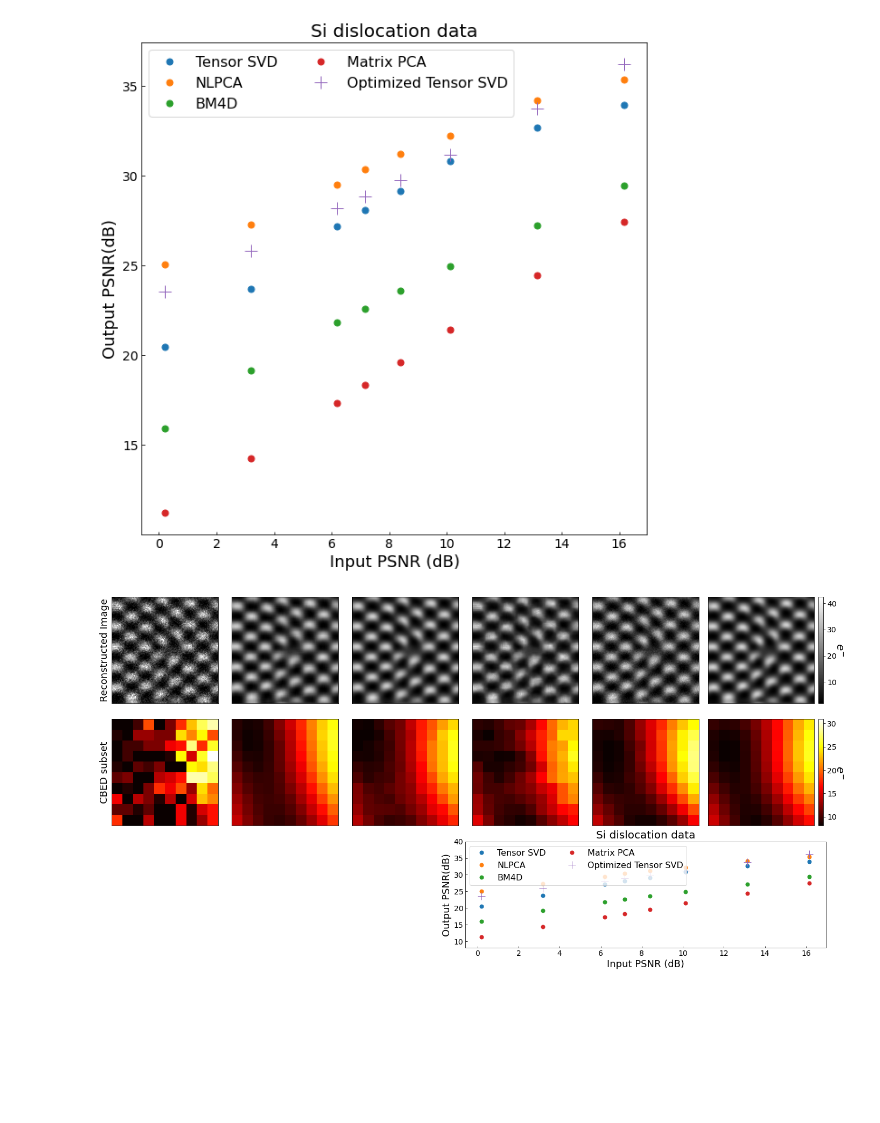
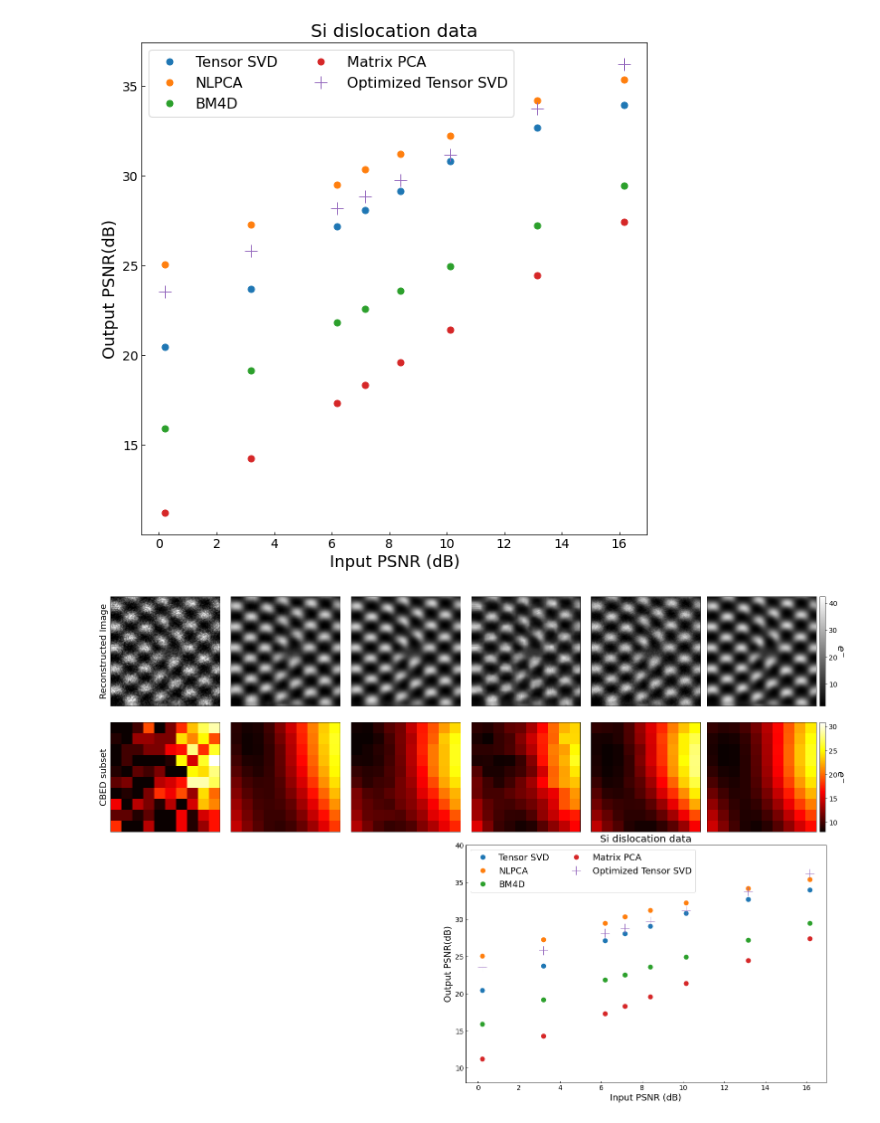
Before and after one commit to CY-Zhang/PyProcessingCodes, a Jupyter notebook: TensorDenoise/VisulizeResult_DenoiseMethodsComparison.ipynb, the cells around one changed output. Cells and saved outputs as stored; diff of their text form; code cells hidden in the pictures; blank space fills up the shorter version.

```diff
--- a/TensorDenoise/VisulizeResult_DenoiseMethodsComparison.ipynb
+++ b/TensorDenoise/VisulizeResult_DenoiseMethodsComparison.ipynb
@@ -348,13 +348,13 @@ Text(0.5, 1.0, 'Si dislocation data')
 [figure]
 # %%
 # overall plot
-fig = plt.figure(figsize=(24,12))
+fig = plt.figure(figsize=(26,18))
 iframe = 50
 clim_low = np.amin(truth_data[:,:,iframe])
 clim_high = np.amax(truth_data[:,:,iframe])
 
 
-ax = fig.add_subplot(361)
+ax = fig.add_subplot(461)
 plt.imshow(raw_data[:,:,iframe],clim=[clim_low,clim_high*1.2],cmap='gray')
 plt.xticks([])
 plt.yticks([])
@@ -362,34 +362,34 @@ plt.ylabel('Reconstructed Image', fontsize=18)
 # ax.text(90,105,'k',fontsize=45, color='white', fontweight='bold')
 
 
-ax = fig.add_subplot(362)
+ax = fig.add_subplot(462)
 plt.imshow(tensor_denoised[:,:,iframe],clim=[clim_low,clim_high*1.2],cmap='gray')
 plt.xticks([])
 plt.yticks([])
 # ax.text(90,105,'l',fontsize=45, color='white', fontweight='bold')
 
 
-ax = fig.add_subplot(363)
+ax = fig.add_subplot(463)
 plt.imshow(NLPCA_denoised[:,:,iframe],clim=[clim_low,clim_high*1.2],cmap='gray')
 plt.xticks([])
 plt.yticks([])
 # ax.text(90,105,'m',fontsize=45, color='white', fontweight='bold')
 
 
-ax = fig.add_subplot(364)
+ax = fig.add_subplot(464)
 plt.imshow(BM4D_denoised[:,:,iframe],clim=[clim_low,clim_high*1.2],cmap='gray')
 plt.xticks([])
 plt.yticks([])
 # ax.text(90,105,'n',fontsize=45, color='white', fontweight='bold')
 
-ax = fig.add_subplot(365)
+ax = fig.add_subplot(465)
 plt.imshow(PCA_denoised[:,:,iframe],clim=[clim_low,clim_high*1.2],cmap='gray')
 plt.xticks([])
 plt.yticks([])
 # ax.text(90,105,'n',fontsize=45, color='white', fontweight='bold')
 
 
-ax = fig.add_subplot(366)
+ax = fig.add_subplot(466)
 im = ax.imshow(truth_data[:,:,iframe],clim=[clim_low,clim_high*1.2],cmap='gray')
 plt.xticks([])
 plt.yticks([])
@@ -408,73 +408,73 @@ ry = 50
 clim_low = np.amin(truth_data[rx,ry,:])
 clim_high = np.amax(truth_data[rx,ry,:])
 
-ax = fig.add_subplot(367)
+ax = fig.add_subplot(467)
 plt.imshow(raw_data[rx,ry,:].reshape(10,10),clim=[clim_low,clim_high*1.2],cmap='hot')
 plt.xticks([])
 plt.yticks([])
 plt.ylabel('CBED subset', fontsize=18)
 # ax.text(8,8,'p',fontsize=45, color='white', fontweight='bold')
 
-ax = fig.add_subplot(368)
+ax = fig.add_subplot(468)
 plt.imshow(tensor_denoised[rx,ry,:].reshape(10,10),clim=[clim_low,clim_high*1.2],cmap='hot')
 plt.xticks([])
 plt.yticks([])
 # ax.text(8,8,'q',fontsize=45, color='white', fontweight='bold')
 # ax.text(0,8,'1.0 sec',fontsize=25, color='white')
 
-ax = fig.add_subplot(369)
+ax = fig.add_subplot(469)
 plt.imshow(NLPCA_denoised[rx,ry,:].reshape(10,10),clim=[clim_low,clim_high*1.2],cmap='hot')
 plt.xticks([])
 plt.yticks([])
 # ax.text(8,8,'r',fontsize=45, color='white', fontweight='bold')
 # ax.text(0,8,'779.9 sec',fontsize=25, color='white')
 
-ax = fig.add_subplot(3,6,10)
+ax = fig.add_subplot(4,6,10)
 plt.imshow(BM4D_denoised[rx,ry,:].reshape(10,10),clim=[clim_low,clim_high*1.2],cmap='hot')
 plt.xticks([])
 plt.yticks([])
 # ax.text(8,8,'s',fontsize=45, color='white', fontweight='bold')
 # ax.text(0,8,'145.3 sec',fontsize=25, color='white')
 
-ax = fig.add_subplot(3,6,11)
+ax = fig.add_subplot(4,6,11)
 im = plt.imshow(PCA_denoised[rx,ry,:].reshape(10,10),clim=[clim_low,clim_high*1.2],cmap='hot')
 plt.xticks([])
 plt.yticks([])
 
-ax = fig.add_subplot(3,6,12)
+ax = fig.add_subplot(4,6,12)
 im = plt.imshow(truth_data[rx,ry,:].reshape(10,10),clim=[clim_low,clim_high*1.2],cmap='hot')
 plt.xticks([])
 plt.yticks([])
 # ax.text(8,8,'t',fontsize=45, color='white', fontweight='bold')
 
 
 divider = make_axes_locatable(ax)
 cax = divider.append_axes("right", size="5%", pad=0.1)
 cbar = plt.colorbar(im, cax=cax)
 cbar.ax.tick_params(labelsize=14)
 cbar.set_label('$e^{-}$',rotation=270,fontsize=20, labelpad = 14)
 
-ax3 = plt.subplot2grid((3, 4), (2, 2), colspan=2)
-ax3.plot(PSNR_list[3,:], PSNR_list[0,:], '.',markersize=14, label = 'Tensor SVD')
-ax3.plot(PSNR_list[3,:], PSNR_list[1,:], '.',markersize=14, label = 'NLPCA')
-ax3.plot(PSNR_list[3,:], PSNR_list[2,:], '.',markersize=14, label = 'BM4D')
-ax3.plot(PSNR_list[3,:], PSNR_list[5,:], '.',markersize=14, label = 'Matrix PCA')
-ax3.plot(PSNR_list[3,:], PSNR_list[4,:], '+', markersize=14, label = 'Optimized Tensor SVD')
+ax3 = plt.subplot2grid((6, 4), (3, 2), colspan=3, rowspan=3)
+ax3.plot(PSNR_list[3,:], PSNR_list[0,:], '.',markersize=18, label = 'Tensor SVD')
+ax3.plot(PSNR_list[3,:], PSNR_list[1,:], '.',markersize=18, label = 'NLPCA')
+ax3.plot(PSNR_list[3,:], PSNR_list[2,:], '.',markersize=18, label = 'BM4D')
+ax3.plot(PSNR_list[3,:], PSNR_list[5,:], '.',markersize=18, label = 'Matrix PCA')
+ax3.plot(PSNR_list[3,:], PSNR_list[4,:], '+', markersize=18, label = 'Optimized Tensor SVD')
 plt.xlabel('Input PSNR (dB)',fontsize=18)
 plt.ylabel('Output PSNR(dB)',fontsize=18)
 
-plt.legend(fontsize=16, loc='upper left',ncol=2)
+plt.legend(fontsize=18, loc='upper left',ncol=2)
 # plt.legend(bbox_to_anchor=(1.05, 1), loc='upper left', borderaxespad=0.,fontsize=16)
 ax3.tick_params(direction='in',labelsize = 14)
 plt.title('Si dislocation data', fontsize=20)
 # ax3.text(15,17,'v',fontsize=45, color='black', fontweight='bold')
 # ax3.text(6,17,'Si dislocation data denoise',fontsize=20, color='black')
 plt.ylim([8,40])
 
 fig.subplots_adjust(wspace = 0.0, hspace = 0.15)
 fig.savefig('D:/2020/TensorSVD/ManuscriptRelated/Figures/FigureFromPython/SiDisl_DiffMethods.tif')
 # %% [output]
-[figure, old version]
+[figure, new version]
 # %%
 def psnr(truth, denoise):
     mse = np.mean( (truth - denoise) ** 2 )
```
Also changed, not shown: parts of 1 cell of this notebook, 1 other file.
